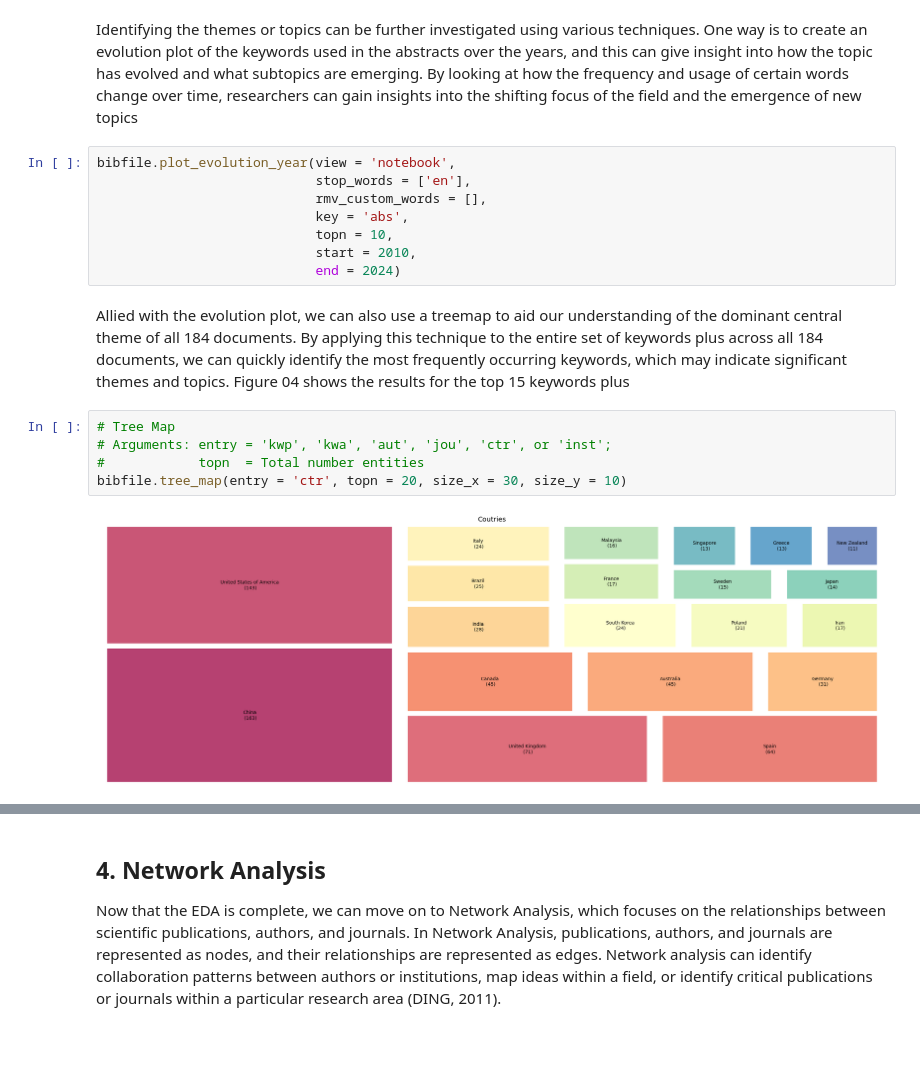
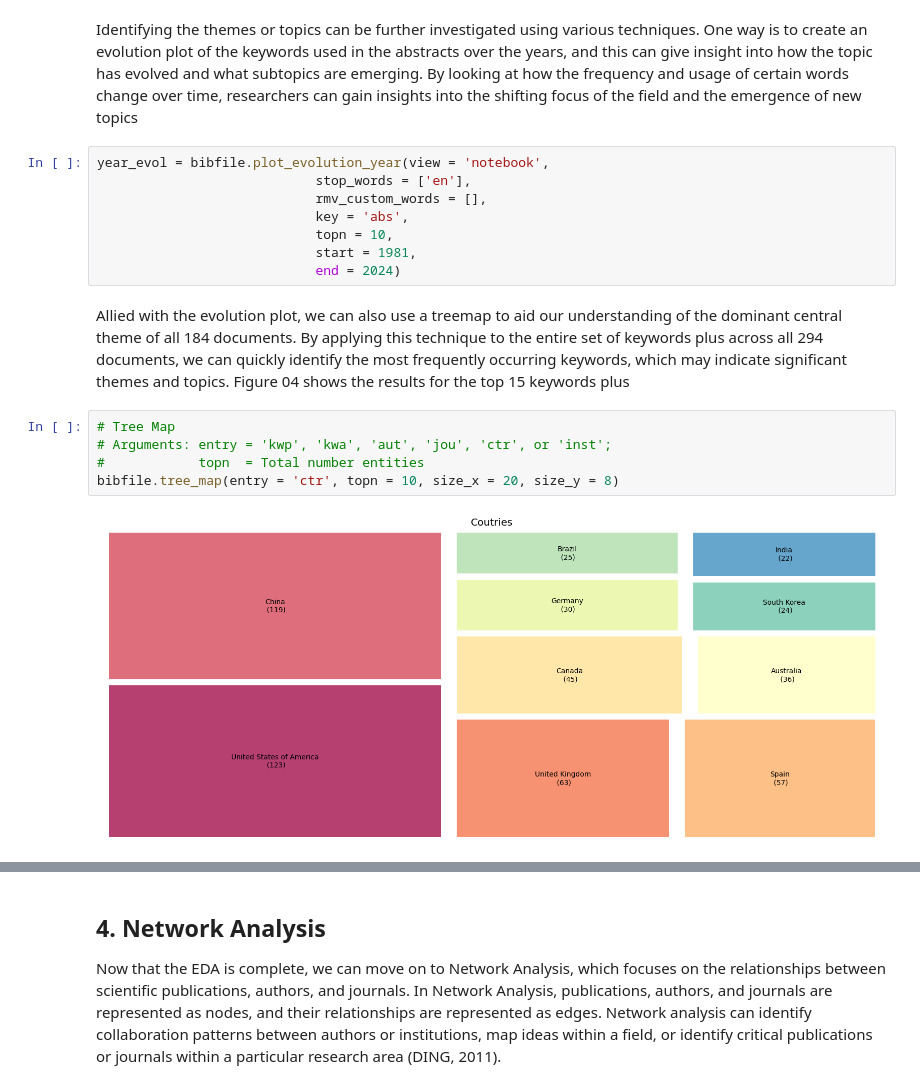
Before and after one commit to mariacvc/equitable_access_metrics_lit, a Jupyter notebook: BibliometricNetworkAnalysis&TopicModelling.ipynb, the cells around one changed output, grey strips where cells are left out. Cells and saved outputs as stored; diff of their text form; blank space fills up the shorter version.

```diff
--- a/BibliometricNetworkAnalysis&TopicModelling.ipynb
+++ b/BibliometricNetworkAnalysis&TopicModelling.ipynb
@@ -385,25 +367,25 @@ the topic has evolved and what subtopics are emerging. By looking at how the fre
 certain words change over time, researchers can gain insights into the shifting focus of the field and the
 emergence of new topics
 # %%
-bibfile.plot_evolution_year(view = 'notebook',
+year_evol = bibfile.plot_evolution_year(view = 'notebook',
                             stop_words = ['en'],
                             rmv_custom_words = [],
                             key = 'abs',
                             topn = 10,
-                            start = 2010,
+                            start = 1981,
                             end = 2024)
 # %% [markdown]
 Allied with the evolution plot, we can also use a treemap to aid our understanding of the dominant central
-theme of all 184 documents. By applying this technique to the entire set of keywords plus across all 184
+theme of all 184 documents. By applying this technique to the entire set of keywords plus across all 294
 documents, we can quickly identify the most frequently occurring keywords, which may indicate significant
 themes and topics. Figure 04 shows the results for the top 15 keywords plus
 # %%
 # Tree Map
 # Arguments: entry = 'kwp', 'kwa', 'aut', 'jou', 'ctr', or 'inst';
 #            topn  = Total number entities
-bibfile.tree_map(entry = 'ctr', topn = 20, size_x = 30, size_y = 10)
+bibfile.tree_map(entry = 'ctr', topn = 10, size_x = 20, size_y = 8)
 # %% [output]
-[figure, old version]
+[figure, new version]
 # %%
 # view table
 data_ep = bibfile.ask_gpt_ep
```
Also changed, not shown: parts of 33 cells of this notebook, 1 other file.
